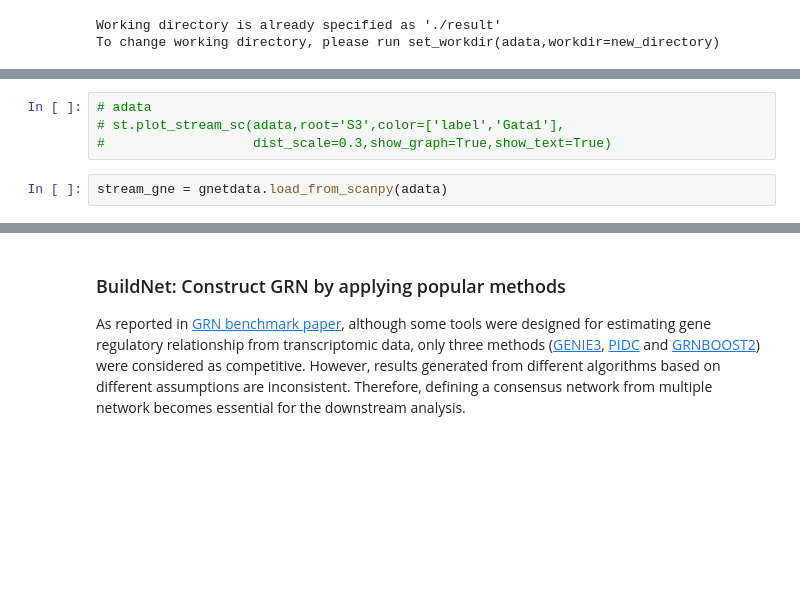
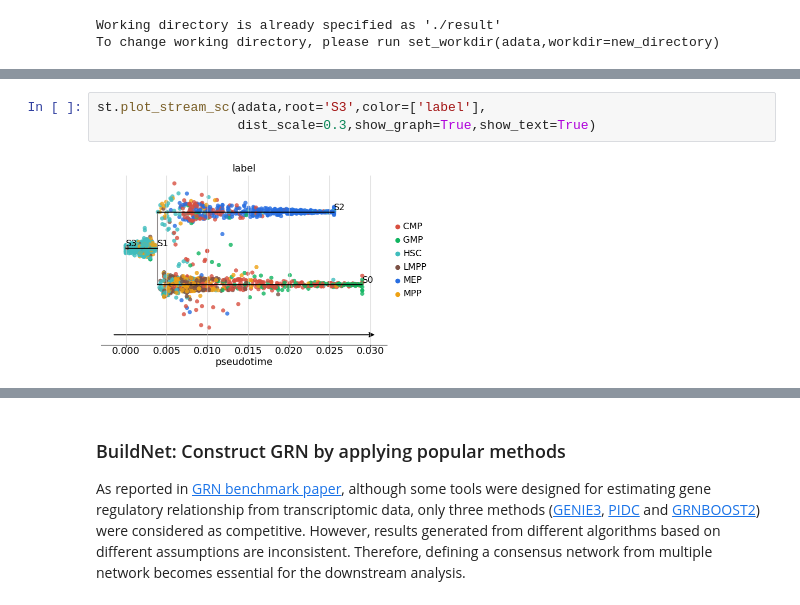
Before and after one commit to MingBit/PySCNet, a Jupyter notebook: tutorial/pyscnet_stream.ipynb, the cells around one changed output, grey strips where cells are left out. Cells and saved outputs as stored; diff of their text form; blank space fills up the shorter version.

```diff
--- a/tutorial/pyscnet_stream.ipynb
+++ b/tutorial/pyscnet_stream.ipynb
@@ -53,6 +64,5 @@ As explained in [STREAM Tutorial](https://nbviewer.jupyter.org/github/pinellolab
 # %%
-# adata
-# st.plot_stream_sc(adata,root='S3',color=['label','Gata1'],
-#                   dist_scale=0.3,show_graph=True,show_text=True)
+st.plot_stream_sc(adata,root='S3',color=['label'],
+                  dist_scale=0.3,show_graph=True,show_text=True)
+# %% [output]
+[figure, added]
-# %%
-stream_gne = gnetdata.load_from_scanpy(adata)
```
Also changed, not shown: parts of 25 cells of this notebook, 7 other files.
